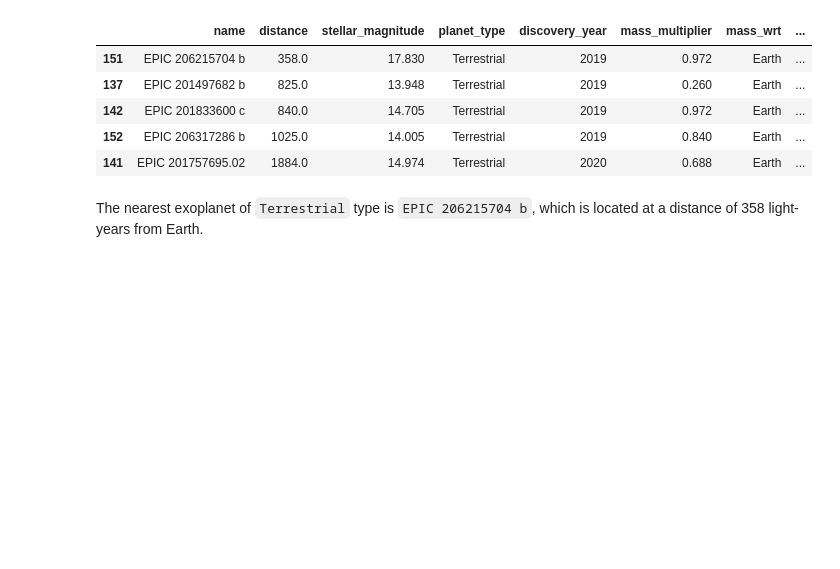
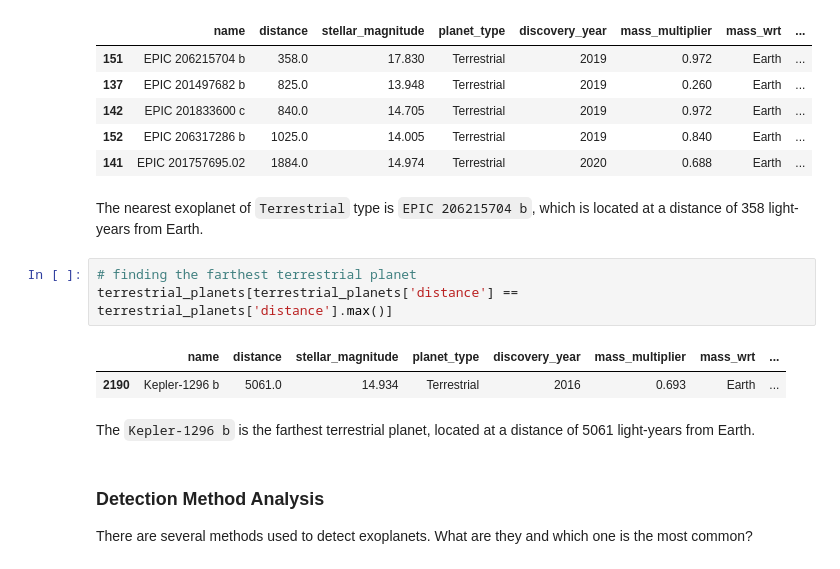
Before and after one commit to 7086600/da_final_project, a Jupyter notebook: da_final_project.ipynb, the cells around one changed output. Drawn from its saved outputs; the diff is of its cells as text; blank space fills up the shorter version.

```diff
--- a/da_final_project.ipynb
+++ b/da_final_project.ipynb
@@ -172,3 +189,15 @@ terrestrial_planets.head().sort_values(by='distance', ascending=True)
 | 141 | EPIC 201757695.02 | 1884.0 | 14.974 | Terrestrial | 2020 | 0.688 | Earth | ... |
 # %% [markdown]
 The nearest exoplanet of `Terrestrial` type is `EPIC 206215704 b`, which is located at a distance of 358 light-years from Earth.
+# %%
+# finding the farthest terrestrial planet
+terrestrial_planets[terrestrial_planets['distance'] == terrestrial_planets['distance'].max()]
+# %% [output]
+|  | name | distance | stellar_magnitude | planet_type | discovery_year | mass_multiplier | mass_wrt | ... |
+| 2190 | Kepler-1296 b | 5061.0 | 14.934 | Terrestrial | 2016 | 0.693 | Earth | ... |
+# %% [markdown]
+The `Kepler-1296 b` is the farthest terrestrial planet, located at a distance of 5061 light-years from Earth.
+# %% [markdown]
+### Detection Method Analysis
+
+There are several methods used to detect exoplanets. What are they and which one is the most common?
```
Also changed, not shown: parts of 8 cells of this notebook, 1 other file.
